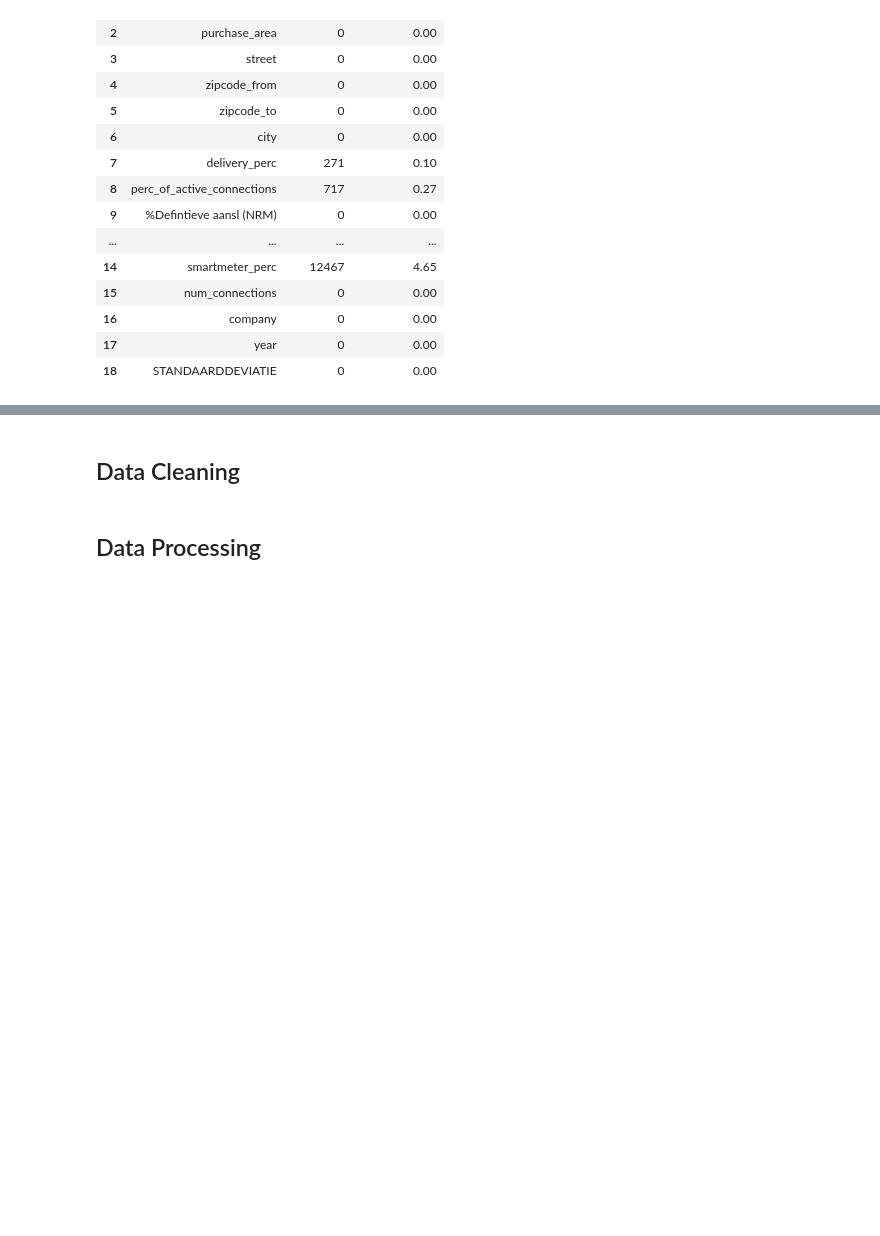
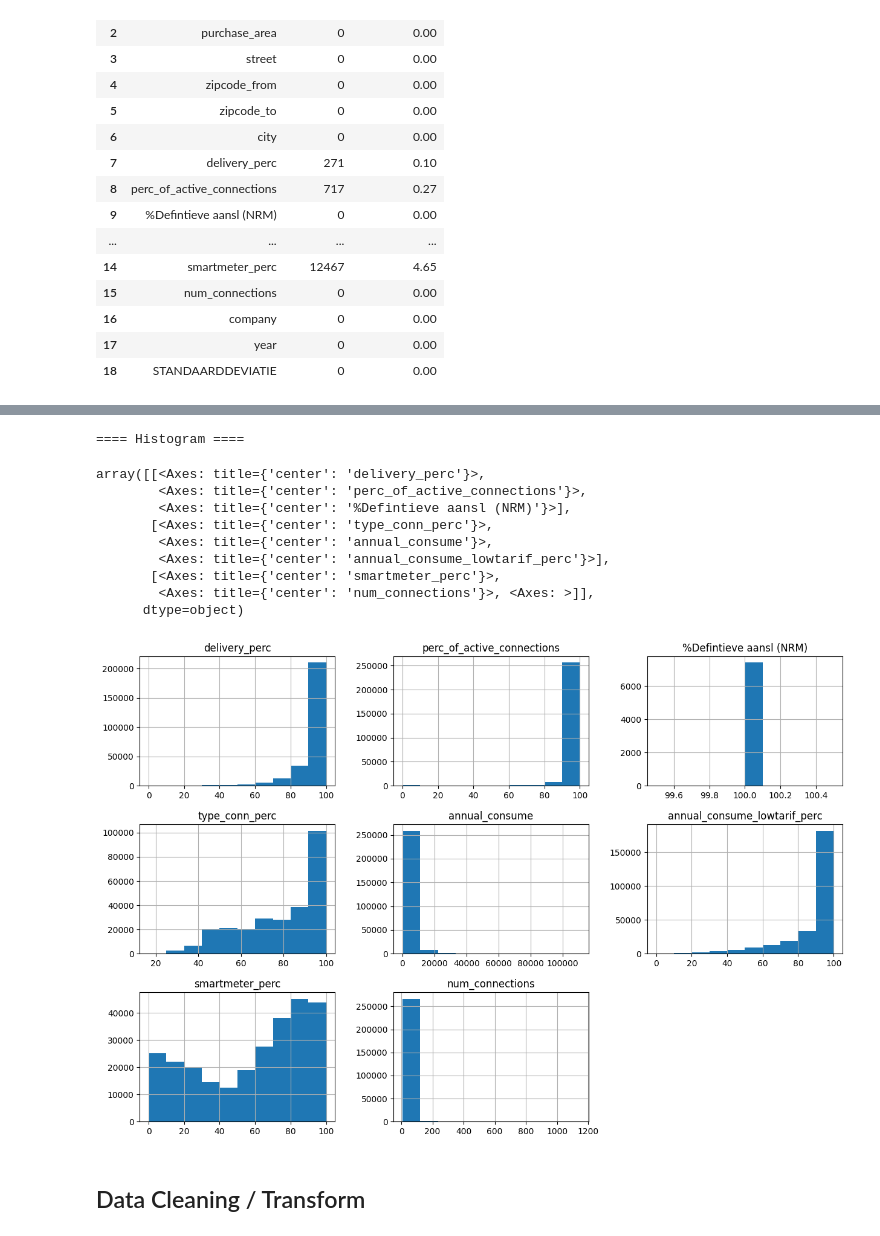
Before and after one commit to OnlyUsePascal/EEET2574-BigData-Asm2, a Jupyter notebook: jupyter-notebook/notebook/notebook-electricity.ipynb, the cells around one changed output, grey strips where cells are left out. Saved outputs shown, nothing was run; the diff lists cells and outputs as text; code cells hidden in the pictures; blank space fills up the shorter version.

```diff
--- a/jupyter-notebook/notebook/notebook-electricity.ipynb
+++ b/jupyter-notebook/notebook/notebook-electricity.ipynb
@@ -158,2 +270,17 @@ display(pd.DataFrame(temp))
+# %%
+print('==== Histogram ====')
+df_raw.hist(figsize=(15, 10))
+# %% [output]
+==== Histogram ====
+array([[<Axes: title={'center': 'delivery_perc'}>,
+        <Axes: title={'center': 'perc_of_active_connections'}>,
+        <Axes: title={'center': '%Defintieve aansl (NRM)'}>],
+       [<Axes: title={'center': 'type_conn_perc'}>,
+        <Axes: title={'center': 'annual_consume'}>,
+        <Axes: title={'center': 'annual_consume_lowtarif_perc'}>],
+       [<Axes: title={'center': 'smartmeter_perc'}>,
+        <Axes: title={'center': 'num_connections'}>, <Axes: >]],
+      dtype=object)
+[figure, added]
 # %% [markdown]
-## Data Cleaning
+## Data Cleaning / Transform
@@ -162,2 +286,0 @@ display(pd.DataFrame(temp))
-# %% [markdown]
-## Data Processing
```
Also changed, not shown: parts of 46 cells of this notebook, 2 other files.
